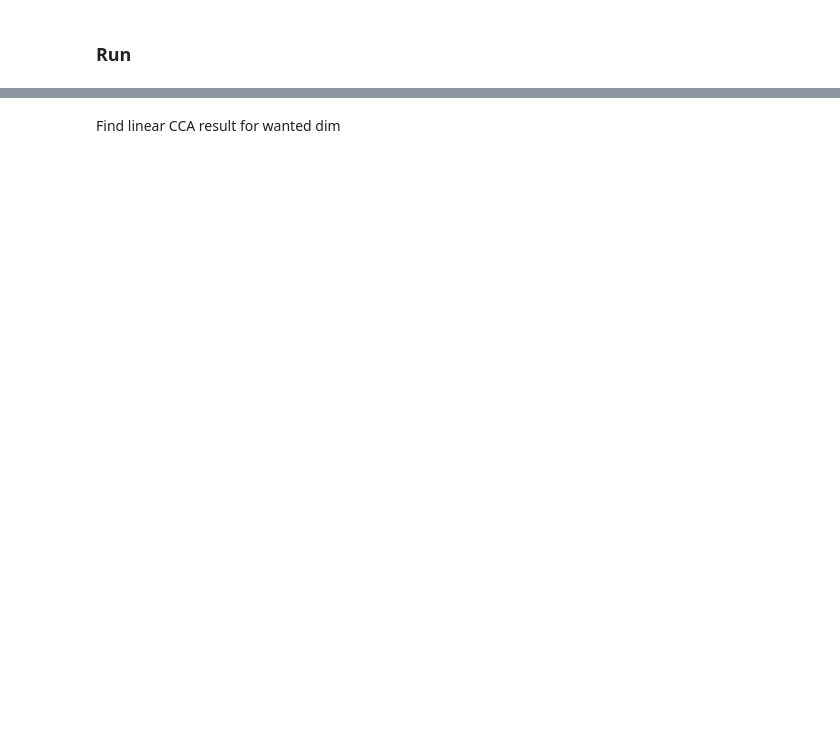
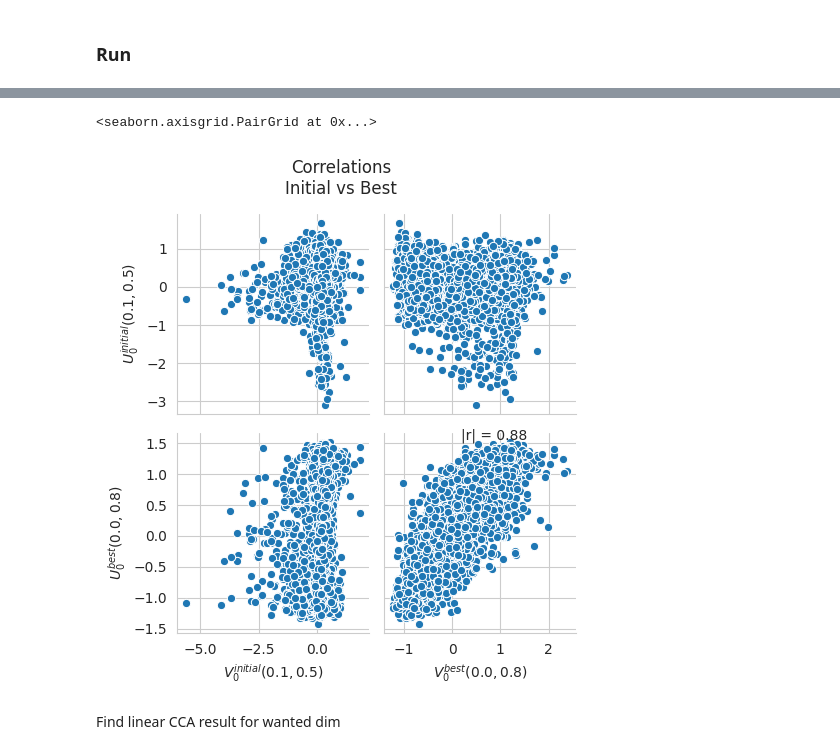
Before and after one commit to jonatanbarkan/ACEDeep, a Jupyter notebook: ADCEs.ipynb, the cells around one changed output, grey strips where cells are left out. Saved outputs shown, nothing was run; the diff lists cells and outputs as text; code cells hidden in the pictures; blank space fills up the shorter version.

```diff
--- a/ADCEs.ipynb
+++ b/ADCEs.ipynb
@@ -435,3 +457,11 @@ batch_size = 32
+# %%
+hidden_size = 32
+num_hidden_layers = 3
+max_epochs = 30
+lr = 0.01
+act = None
+act = nn.ReLU
+batch_size = 32 * 2
 # %%
 print(batch_size)
 train_loader = DataLoader(dataset=train_dataset, batch_size=batch_size)
@@ -441,11 +471,14 @@ val_loader = DataLoader(dataset=val_dataset, batch_size=min(len(val_dataset), 50
 # %%
-layer_sizes = [hidden_size, hidden_size, hidden_size, wanted_dim]
+torch.manual_seed(0)
+layer_sizes = [hidden_size]*num_hidden_layers + [wanted_dim]
 x_model, y_model, x_train_step, y_train_step, x_eval_step, y_eval_step = \
   build_models(MlpNet, layer_sizes, X.shape[-1], act, learning_rate=lr)
 # %%
 first = True
 
-last_score, (_, _, Us, Vs) , val_x_loss, val_y_loss = evaluate(val_loader, x_model, y_model, x_eval_step, y_eval_step, first=first)
-draw_correlations(Us, Vs, True, labels=['U^{initial}', 'V^{initial}'], title='initialization_UV_correlation')
+U_init = x_model(X_test).detach().numpy()
+V_init = y_model(Y_test).detach().numpy()
+last_score, _ , val_x_loss, val_y_loss = evaluate(val_loader, x_model, y_model, x_eval_step, y_eval_step, first=first)
+print(last_score)
 training_first_score, (_, _, Us, Vs) , train_x_loss, train_y_loss = evaluate(train_loader, x_model, y_model, x_eval_step, y_eval_step, first=first)
 # %% [output]
@@ -550,5 +583,5 @@ y_model_best.eval()
 print()
 # %%
 # re-evaluate
-Us = x_model_best(X_test).detach().numpy()
-Vs = y_model_best(Y_test).detach().numpy()
+U_best = x_model_best(X_test).detach().numpy()
+V_best = y_model_best(Y_test).detach().numpy()
@@ -559,2 +588,7 @@ print(f'V_final: mean {Vs.mean(axis=0).item()}, std {Vs.std(axis=0).item()}')
+# %%
+compare_variables([('U^{initial}', U_init), ('U^{best}', U_best)], [('V^{initial}', V_init), ('V^{best}', V_best)], name='Initial_vs_Best', name_init='04')
+# %% [output]
+<seaborn.axisgrid.PairGrid at 0x...>
+[figure, added]
 # %% [markdown]
 Find linear CCA result for wanted dim
```
Also changed, not shown: parts of 65 cells of this notebook.
